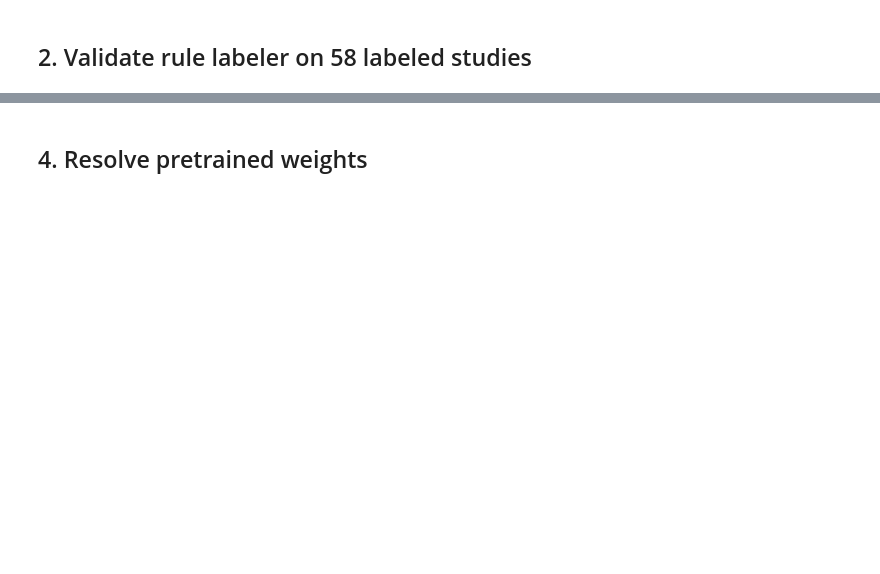
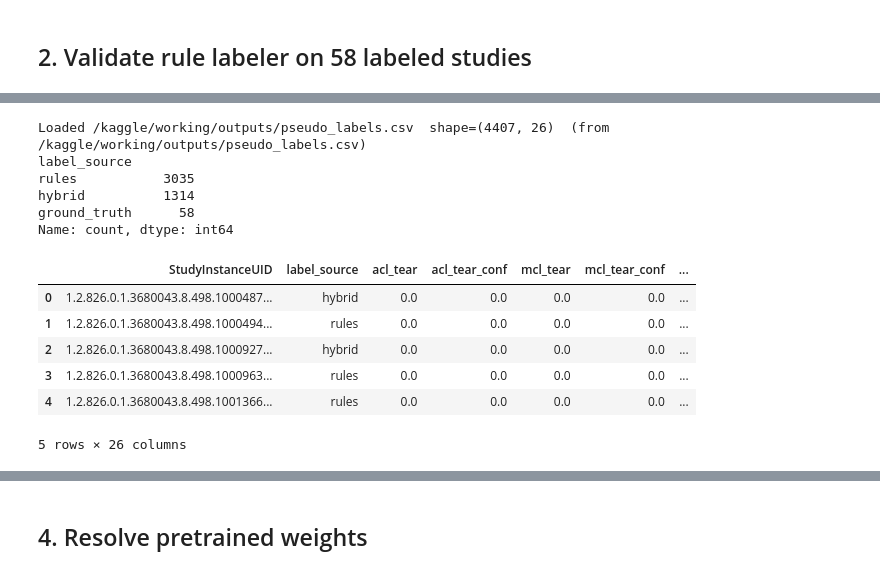
Before and after one commit to sh0ch/RSNA-knee-abnormality-detection, a Jupyter notebook: notebooks/04_phase2_pseudo_labels.ipynb, the cells around one changed output, grey strips where cells are left out. Drawn from its saved outputs; the diff is of its cells as text; code cells hidden in the pictures; blank space fills up the shorter version.

```diff
--- a/notebooks/04_phase2_pseudo_labels.ipynb
+++ b/notebooks/04_phase2_pseudo_labels.ipynb
@@ -86,15 +324,44 @@ display(rule_metrics.sort_values("f1", ascending=False))
 # %%
+from rsna_knee.reports.hybrid import load_pseudo_labels
+from rsna_knee.reports.persist import ensure_working_copy, resolve_pseudo_labels_path
+
+FORCE_RELABEL = False  # True = run the LLM over all 4,407 studies again
+
 pseudo_path = Path(cfg["data"]["pseudo_labels_path"])
 if not pseudo_path.is_absolute():
     pseudo_path = REPO_ROOT / pseudo_path
 pseudo_path.parent.mkdir(parents=True, exist_ok=True)
 
-llm_path = cfg.get("reports", {}).get("llm_model_path")
-pseudo_df = generate_pseudo_labels(
-    DATA_ROOT,
-    output_path=pseudo_path,
-    llm_model_path=llm_path,
-    route_threshold=float(cfg.get("reports", {}).get("route_threshold", 0.7)),
-)
-print(f"Wrote {pseudo_path}  shape={pseudo_df.shape}")
+found = None if FORCE_RELABEL else resolve_pseudo_labels_path(pseudo_path)
+if found is not None:
+    ensure_working_copy(found, pseudo_path)
+    pseudo_df = load_pseudo_labels(pseudo_path)
+    print(f"Loaded {pseudo_path}  shape={pseudo_df.shape}  (from {found})")
+else:
+    llm.verbose = False
+    pseudo_df = generate_pseudo_labels(
+        DATA_ROOT,
+        output_path=pseudo_path,
+        llm_labeler=llm,
+        confirm_labels=confirm_labels,
+        fill_ambiguous=bool(rpt.get("fill_ambiguous", False)),
+        route_threshold=float(rpt.get("route_threshold", 0.7)),
+    )
+    print(f"Wrote {pseudo_path}  shape={pseudo_df.shape}")
+
+print(pseudo_df["label_source"].value_counts())
 display(pseudo_df.head())
+# %% [output]
+Loaded /kaggle/working/outputs/pseudo_labels.csv  shape=(4407, 26)  (from /kaggle/working/outputs/pseudo_labels.csv)
+label_source
+rules           3035
+hybrid          1314
+ground_truth      58
+Name: count, dtype: int64
+|  | StudyInstanceUID | label_source | acl_tear | acl_tear_conf | mcl_tear | mcl_tear_conf | ... |
+| 0 | 1.2.826.0.1.3680043.8.498.1000487... | hybrid | 0.0 | 0.0 | 0.0 | 0.0 | ... |
+| 1 | 1.2.826.0.1.3680043.8.498.1000494... | rules | 0.0 | 0.0 | 0.0 | 0.0 | ... |
+| 2 | 1.2.826.0.1.3680043.8.498.1000927... | hybrid | 0.0 | 0.0 | 0.0 | 0.0 | ... |
+| 3 | 1.2.826.0.1.3680043.8.498.1000963... | rules | 0.0 | 0.0 | 0.0 | 0.0 | ... |
+| 4 | 1.2.826.0.1.3680043.8.498.1001366... | rules | 0.0 | 0.0 | 0.0 | 0.0 | ... |
+5 rows × 26 columns
```
Also changed, not shown: parts of 11 cells of this notebook, 27 other files.
